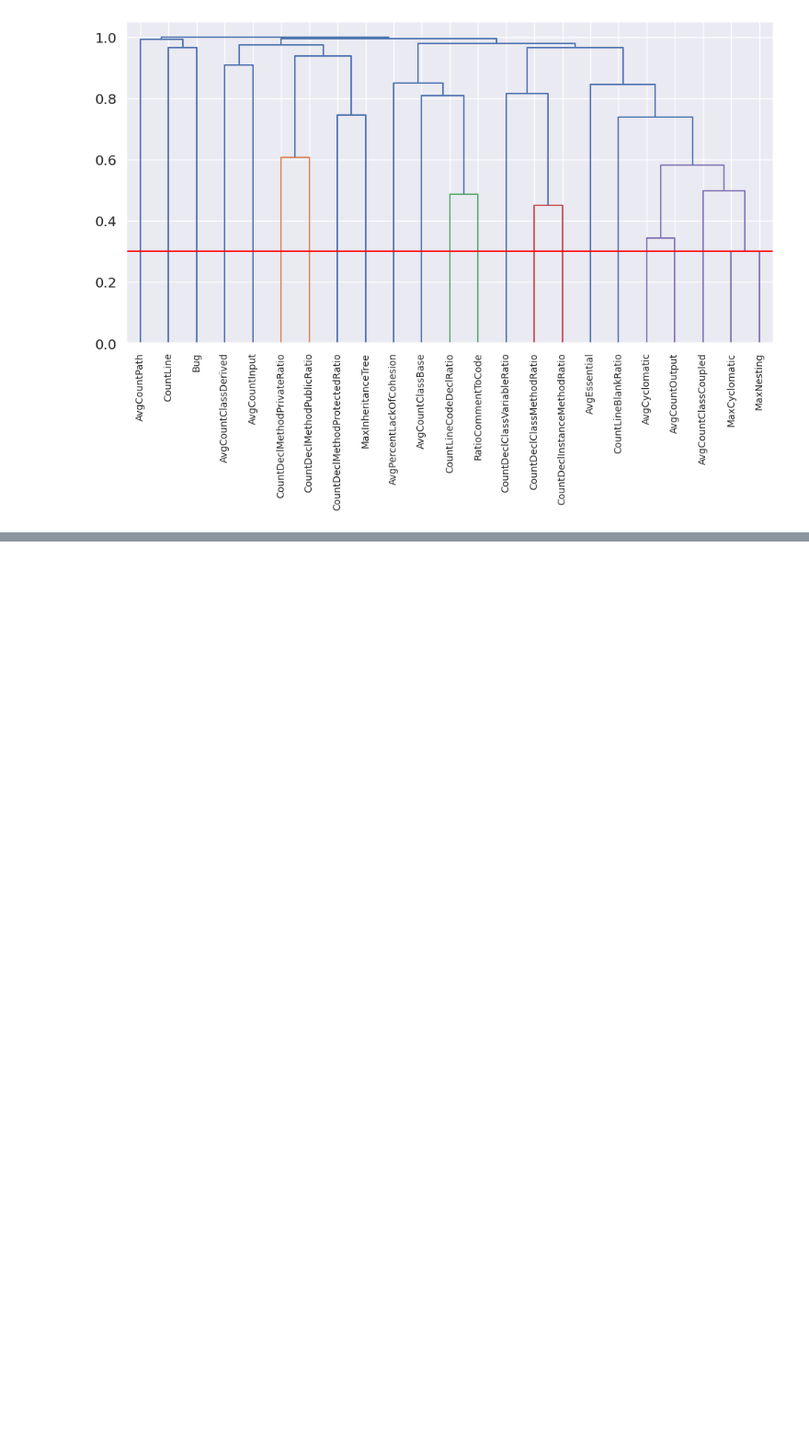
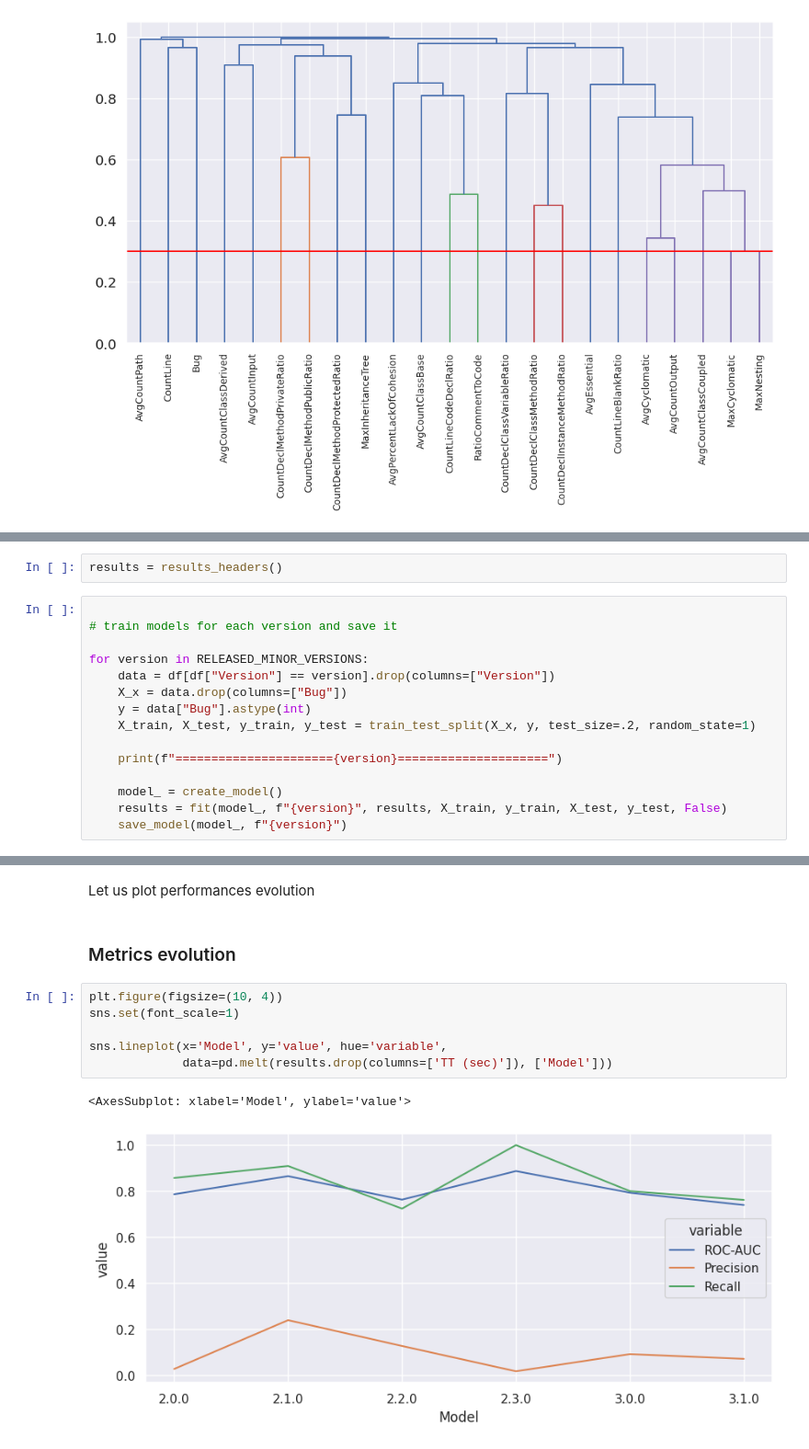
Before and after one commit to ahenrij/ets-mgl869-hive, a Jupyter notebook: src/lab/notebooks/versions_models.ipynb, the cells around one changed output, grey strips where cells are left out. Shown at 92% size. Saved outputs shown, nothing was run; the diff lists cells and outputs as text; blank space fills up the shorter version.

Commit message:
performances evolution per version

```diff
--- a/src/lab/notebooks/versions_models.ipynb
+++ b/src/lab/notebooks/versions_models.ipynb
@@ -69,0 +200,17 @@ plt.axhline(y = .3, c="red")
+# %%
+results = results_headers()
+# %%
+
+# train models for each version and save it
+
+for version in RELEASED_MINOR_VERSIONS:
+    data = df[df["Version"] == version].drop(columns=["Version"])
+    X_x = data.drop(columns=["Bug"])
+    y = data["Bug"].astype(int)
+    X_train, X_test, y_train, y_test = train_test_split(X_x, y, test_size=.2, random_state=1)
+
+    print(f"======================{version}=====================")
+
+    model_ = create_model()
+    results = fit(model_, f"{version}", results, X_train, y_train, X_test, y_test, False)
+    save_model(model_, f"{version}")
@@ -69,0 +234,13 @@ plt.axhline(y = .3, c="red")
+# %% [markdown]
+Let us plot performances evolution
+# %% [markdown]
+### Metrics evolution
+# %%
+plt.figure(figsize=(10, 4))
+sns.set(font_scale=1)
+
+sns.lineplot(x='Model', y='value', hue='variable',
+             data=pd.melt(results.drop(columns=['TT (sec)']), ['Model']))
+# %% [output]
+<AxesSubplot: xlabel='Model', ylabel='value'>
+[figure, added]
```
Also changed, not shown: parts of 5 cells of this notebook, 6 other files.
